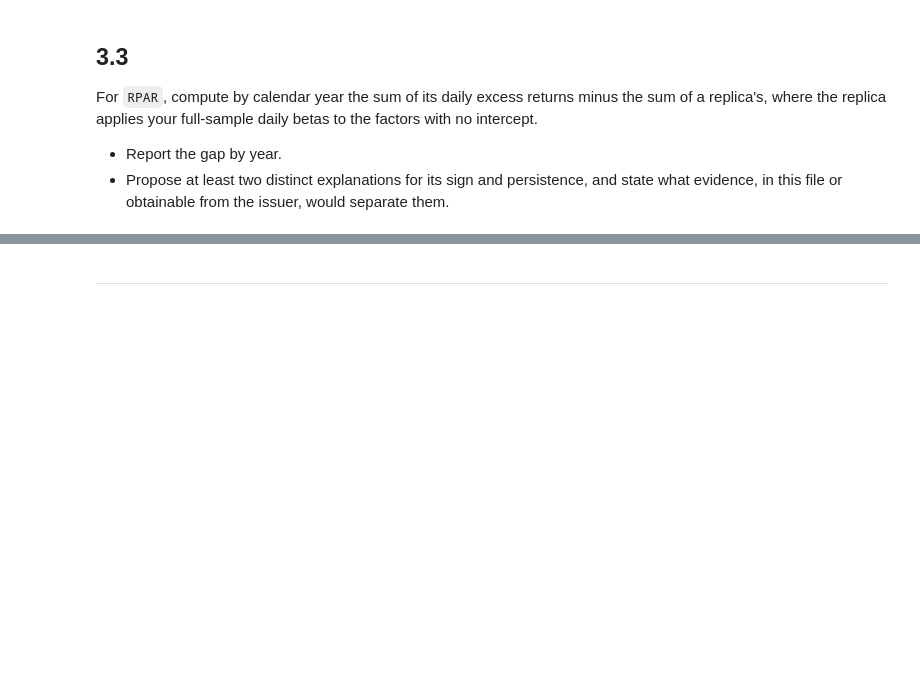
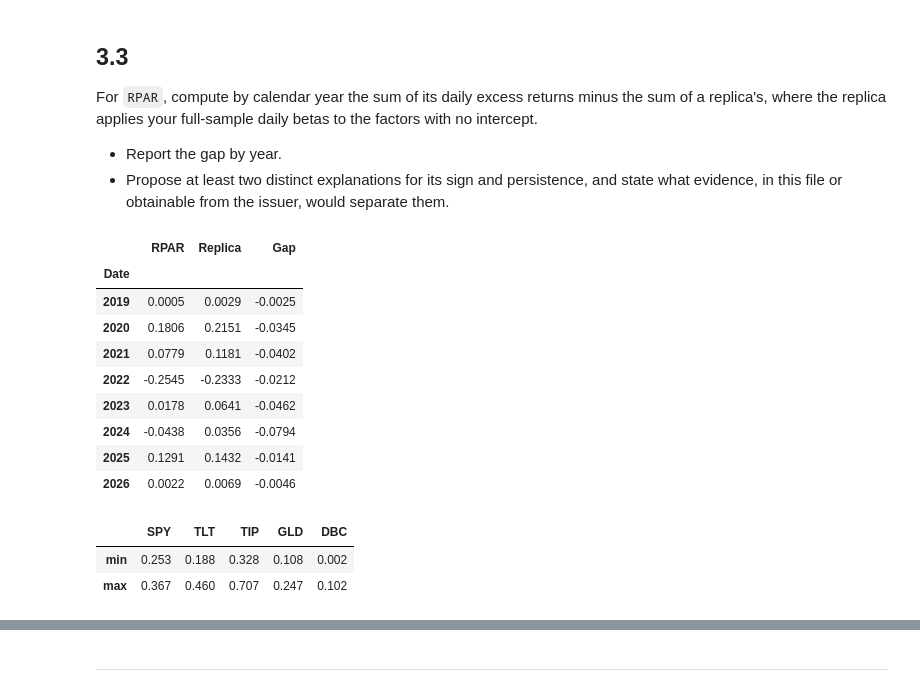
Before and after one commit to hannahkong1/midterm-project, a Jupyter notebook: risk_parity.ipynb, the cells around one changed output, grey strips where cells are left out. Cells and saved outputs as stored; diff of their text form; code cells hidden in the pictures; blank space fills up the shorter version.

```diff
--- a/risk_parity.ipynb
+++ b/risk_parity.ipynb
@@ -466,3 +565,32 @@ For `RPAR`, compute by calendar year the sum of its daily excess returns minus t
 
 * Report the gap by year.
 * Propose at least two distinct explanations for its sign and persistence, and state what evidence, in this file or obtainable from the issuer, would separate them.
+# %%
+rpar_betas = reg_daily.loc['RPAR', FACTORS].astype(float)
+replica = excess_daily[FACTORS].mul(rpar_betas).sum(axis=1)
+
+comparison = pd.DataFrame({
+    'RPAR': excess_daily['RPAR'],
+    'Replica': replica
+}).dropna()
+
+yearly = comparison.groupby(comparison.index.year).sum()
+yearly['Gap'] = yearly['RPAR'] - yearly['Replica']
+yearly.round(4)
+# %% [output]
+|  | RPAR | Replica | Gap |
+| Date |  |  |  |
+| 2019 | 0.0005 | 0.0029 | -0.0025 |
+| 2020 | 0.1806 | 0.2151 | -0.0345 |
+| 2021 | 0.0779 | 0.1181 | -0.0402 |
+| 2022 | -0.2545 | -0.2333 | -0.0212 |
+| 2023 | 0.0178 | 0.0641 | -0.0462 |
+| 2024 | -0.0438 | 0.0356 | -0.0794 |
+| 2025 | 0.1291 | 0.1432 | -0.0141 |
+| 2026 | 0.0022 | 0.0069 | -0.0046 |
+# %%
+rolling['RPAR'][FACTORS].agg(['min', 'max']).round(3)
+# %% [output]
+|  | SPY | TLT | TIP | GLD | DBC |
+| min | 0.253 | 0.188 | 0.328 | 0.108 | 0.002 |
+| max | 0.367 | 0.460 | 0.707 | 0.247 | 0.102 |
```
Also changed, not shown: parts of 20 cells of this notebook.
